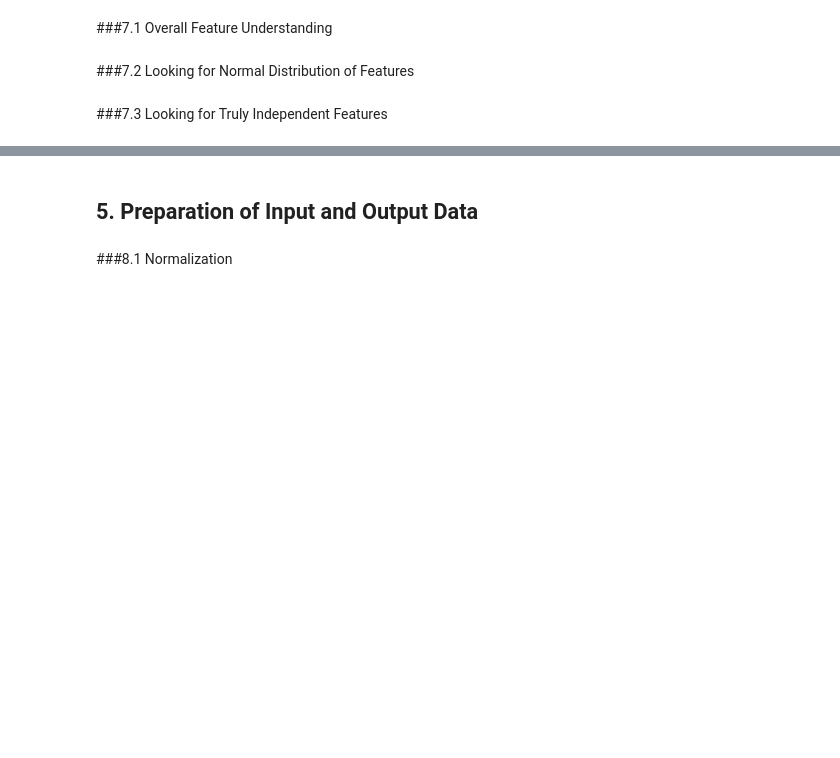
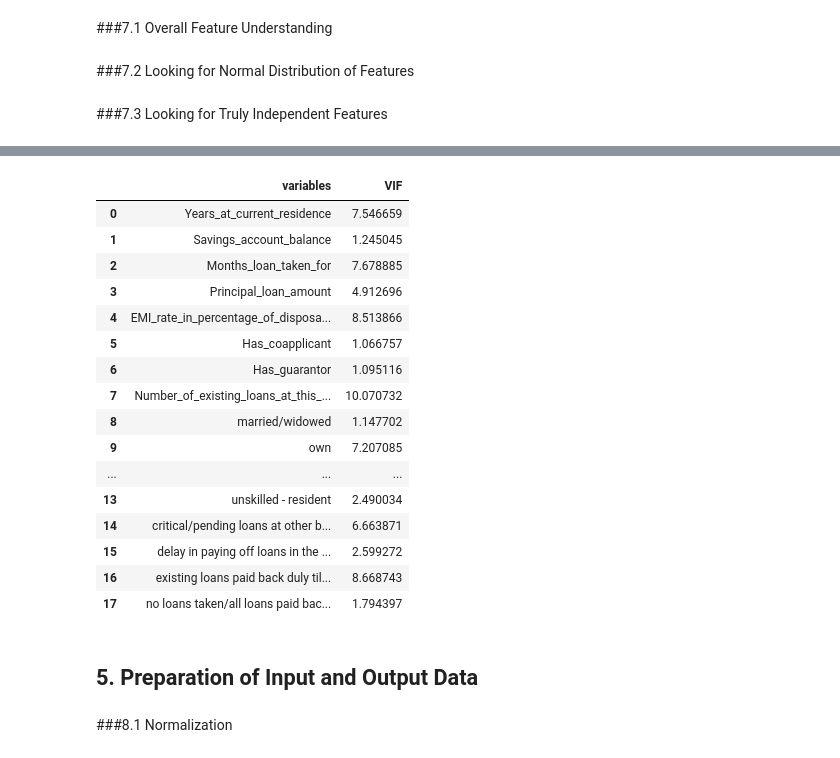
Before and after one commit to prabirdeb/Credit_Risk_Reunion, a Jupyter notebook: Credit_Risk_ML.ipynb, the cells around one changed output, grey strips where cells are left out. Cells and saved outputs as stored; diff of their text form; code cells hidden in the pictures; blank space fills up the shorter version.

```diff
--- a/Credit_Risk_ML.ipynb
+++ b/Credit_Risk_ML.ipynb
@@ -613,3 +473,26 @@ calc_vif(survey_public_df_clean[[i for i in survey_public_df_clean.describe().co
+# %%
+# Removing the features with VIF above 10
+loan_df_combined_clean.drop(['single','male','Foreign_worker','Number_of_dependents','Primary_applicant_age_in_years'], axis = 1, inplace=True)
+# %%
+calc_vif(loan_df_combined_clean[[i for i in loan_df_combined_clean.describe().columns if i not in ['high_risk_applicant']]])
+# %% [output]
+|  | variables | VIF |
+| 0 | Years_at_current_residence | 7.546659 |
+| 1 | Savings_account_balance | 1.245045 |
+| 2 | Months_loan_taken_for | 7.678885 |
+| 3 | Principal_loan_amount | 4.912696 |
+| 4 | EMI_rate_in_percentage_of_disposa... | 8.513866 |
+| 5 | Has_coapplicant | 1.066757 |
+| 6 | Has_guarantor | 1.095116 |
+| 7 | Number_of_existing_loans_at_this_... | 10.070732 |
+| 8 | married/widowed | 1.147702 |
+| 9 | own | 7.207085 |
+| ... | ... | ... |
+| 13 | unskilled - resident | 2.490034 |
+| 14 | critical/pending loans at other b... | 6.663871 |
+| 15 | delay in paying off loans in the ... | 2.599272 |
+| 16 | existing loans paid back duly til... | 8.668743 |
+| 17 | no loans taken/all loans paid bac... | 1.794397 |
 # %% [markdown]
 ## **5. Preparation of Input and Output Data**
 # %% [markdown]
```
Also changed, not shown: parts of 125 cells of this notebook.
